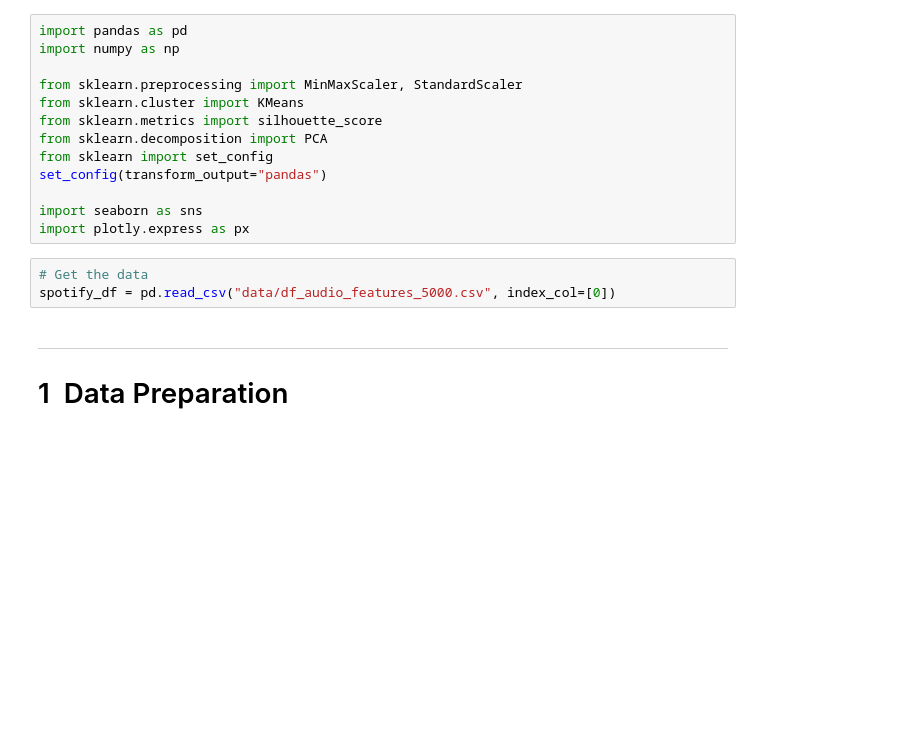
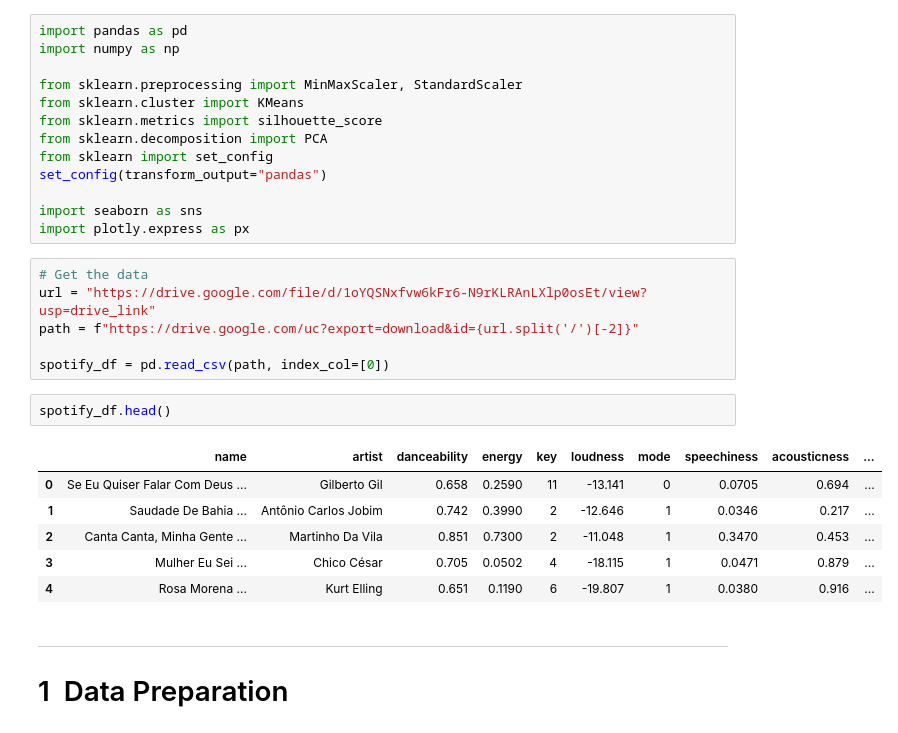
Before and after one commit to MoritzBaumann/Unsupervised_ML_Spotify_playlists, a Jupyter notebook: Unsupervised_Machine_Learning_Spotify_data.ipynb, the cells around one changed output. Cells and saved outputs as stored; diff of their text form; blank space fills up the shorter version.

Commit message:
Implement different way to obtain spotify data

```diff
--- a/Unsupervised_Machine_Learning_Spotify_data.ipynb
+++ b/Unsupervised_Machine_Learning_Spotify_data.ipynb
@@ -45,9 +45,21 @@ set_config(transform_output="pandas")
 
 import seaborn as sns
 import plotly.express as px
-# %%
-# Get the data
-spotify_df = pd.read_csv("data/df_audio_features_5000.csv", index_col=[0])
+# %%
+# Get the data
+url = "https://drive.google.com/file/d/1oYQSNxfvw6kFr6-N9rKLRAnLXlp0osEt/view?usp=drive_link"
+path = f"https://drive.google.com/uc?export=download&id={url.split('/')[-2]}"
+
+spotify_df = pd.read_csv(path, index_col=[0])
+# %%
+spotify_df.head()
+# %% [output]
+|  | name | artist | danceability | energy | key | loudness | mode | speechiness | acousticness | ... |
+| 0 | Se Eu Quiser Falar Com Deus ... | Gilberto Gil | 0.658 | 0.2590 | 11 | -13.141 | 0 | 0.0705 | 0.694 | ... |
+| 1 | Saudade De Bahia ... | Antônio Carlos Jobim | 0.742 | 0.3990 | 2 | -12.646 | 1 | 0.0346 | 0.217 | ... |
+| 2 | Canta Canta, Minha Gente ... | Martinho Da Vila | 0.851 | 0.7300 | 2 | -11.048 | 1 | 0.3470 | 0.453 | ... |
+| 3 | Mulher Eu Sei ... | Chico César | 0.705 | 0.0502 | 4 | -18.115 | 1 | 0.0471 | 0.879 | ... |
+| 4 | Rosa Morena ... | Kurt Elling | 0.651 | 0.1190 | 6 | -19.807 | 1 | 0.0380 | 0.916 | ... |
 # %% [markdown]
 ___
 <a id="data_preparation"></a>
```
